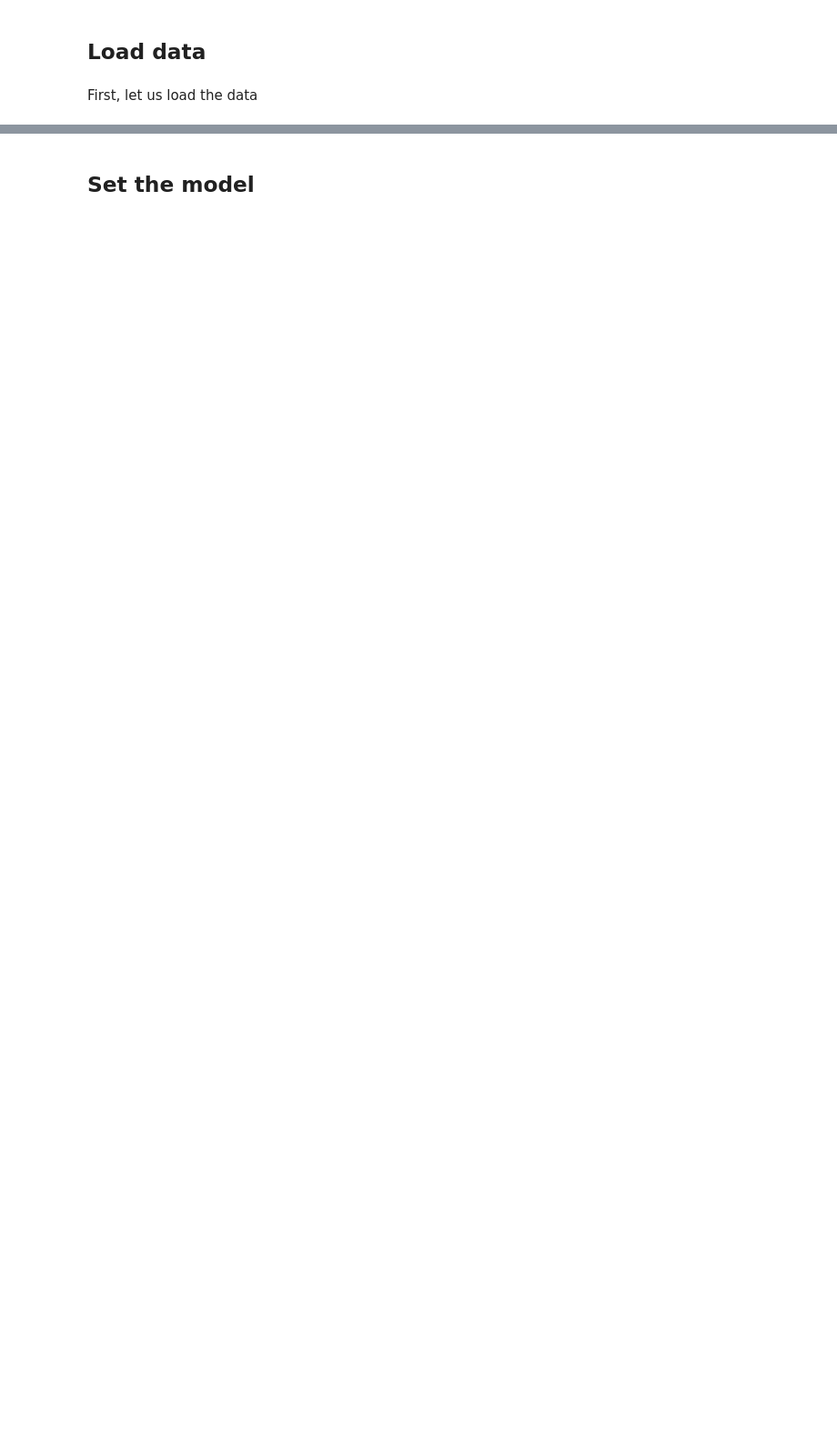
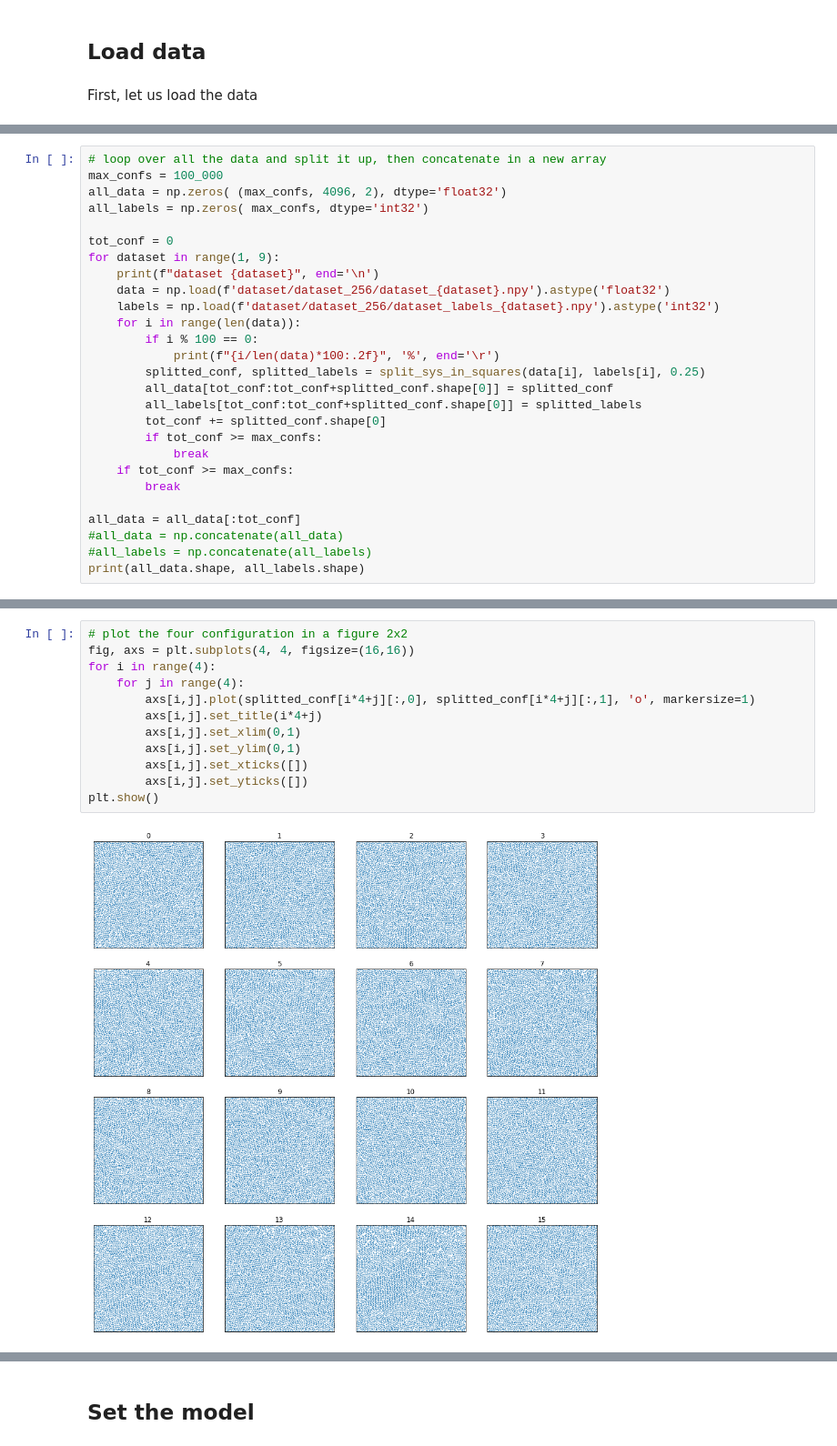
Before and after one commit to cbcaporusso/2d-crystalline-phase-classificator, a Jupyter notebook: phase_identification.ipynb, the cells around one changed output, grey strips where cells are left out. Shown at 91% size. Drawn from its saved outputs; the diff is of its cells as text; blank space fills up the shorter version.

```diff
--- a/phase_identification.ipynb
+++ b/phase_identification.ipynb
@@ -326,0 +190,27 @@ padded_test_labels = np.repeat(test_labels, 25)
+# %%
+# loop over all the data and split it up, then concatenate in a new array
+max_confs = 100_000
+all_data = np.zeros( (max_confs, 4096, 2), dtype='float32')
+all_labels = np.zeros( max_confs, dtype='int32')
+
+tot_conf = 0
+for dataset in range(1, 9):
+    print(f"dataset {dataset}", end='\n')
+    data = np.load(f'dataset/dataset_256/dataset_{dataset}.npy').astype('float32')
+    labels = np.load(f'dataset/dataset_256/dataset_labels_{dataset}.npy').astype('int32')
+    for i in range(len(data)):
+        if i % 100 == 0:
+            print(f"{i/len(data)*100:.2f}", '%', end='\r')
+        splitted_conf, splitted_labels = split_sys_in_squares(data[i], labels[i], 0.25)
+        all_data[tot_conf:tot_conf+splitted_conf.shape[0]] = splitted_conf
+        all_labels[tot_conf:tot_conf+splitted_conf.shape[0]] = splitted_labels
+        tot_conf += splitted_conf.shape[0]
+        if tot_conf >= max_confs:
+            break
+    if tot_conf >= max_confs:
+        break
+
+all_data = all_data[:tot_conf]
+#all_data = np.concatenate(all_data)
+#all_labels = np.concatenate(all_labels)
+print(all_data.shape, all_labels.shape)
@@ -326,0 +233,14 @@ padded_test_labels = np.repeat(test_labels, 25)
+# %%
+# plot the four configuration in a figure 2x2
+fig, axs = plt.subplots(4, 4, figsize=(16,16))
+for i in range(4):
+    for j in range(4):
+        axs[i,j].plot(splitted_conf[i*4+j][:,0], splitted_conf[i*4+j][:,1], 'o', markersize=1)
+        axs[i,j].set_title(i*4+j)
+        axs[i,j].set_xlim(0,1)
+        axs[i,j].set_ylim(0,1)
+        axs[i,j].set_xticks([])
+        axs[i,j].set_yticks([])
+plt.show()
+# %% [output]
+[figure, added]
```
Also changed, not shown: parts of 46 cells of this notebook.
